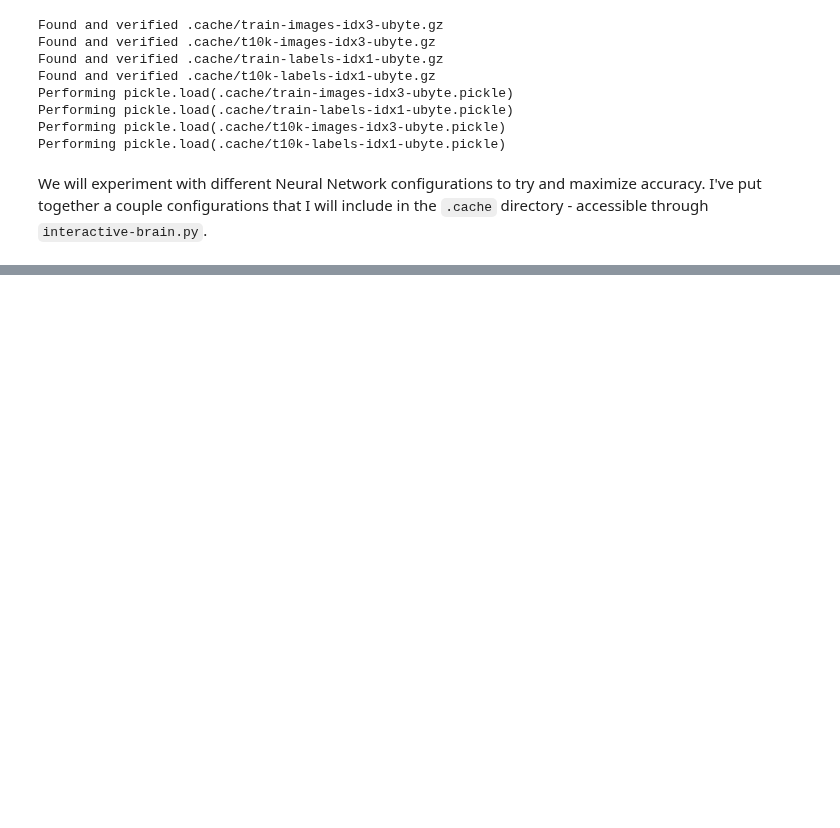
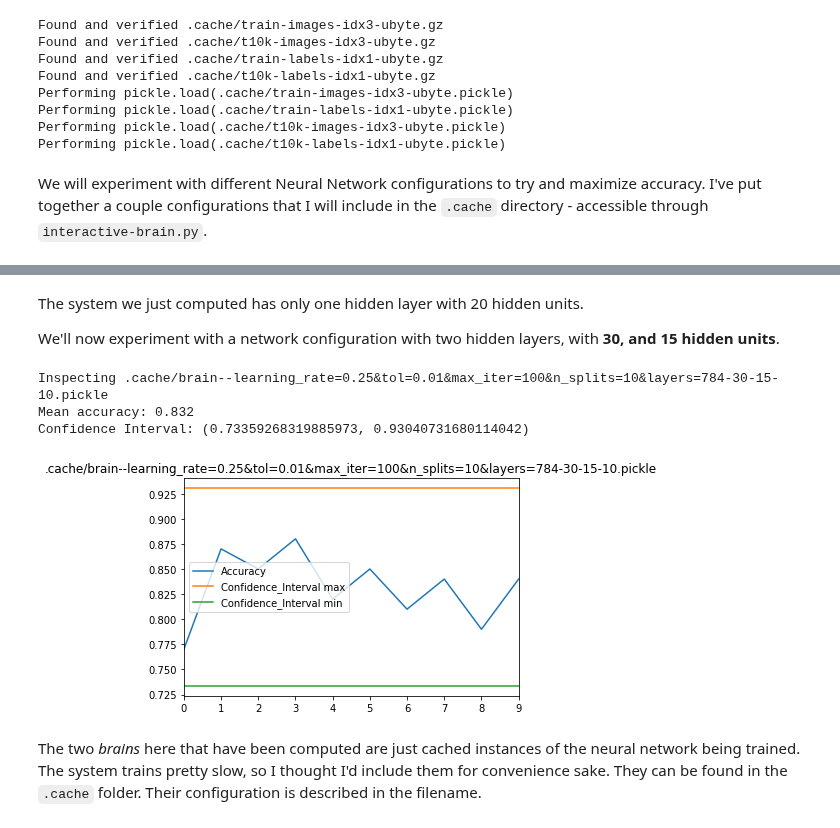
Before and after one commit to ermel272/comp4107-a2, a Jupyter notebook: q1/a2-q1.ipynb, the cells around one changed output, grey strips where cells are left out. Drawn from its saved outputs; the diff is of its cells as text; code cells hidden in the pictures; blank space fills up the shorter version.

```diff
--- a/q1/a2-q1.ipynb
+++ b/q1/a2-q1.ipynb
@@ -71,0 +110,21 @@ for config in configurations:
+# %% [markdown]
+The system we just computed has only one hidden layer with 20 hidden units.
+
+We'll now experiment with a network configuration with two hidden layers, with **30, and 15 hidden units**.
+# %%
+BRAIN = '.cache/brain--learning_rate=0.25&tol=0.01&max_iter=100&n_splits=10&layers=784-30-15-10.pickle'
+
+net = dill.load(open(BRAIN))
+
+print 'Inspecting %s' % BRAIN
+print 'Mean accuracy:', net.mean_accuracy
+print 'Confidence Interval:', net.confidence_interval
+
+accuracy(net)
+# %% [output]
+Inspecting .cache/brain--learning_rate=0.25&tol=0.01&max_iter=100&n_splits=10&layers=784-30-15-10.pickle
+Mean accuracy: 0.832
+Confidence Interval: (0.73359268319885973, 0.93040731680114042)
+[figure, added]
+# %% [markdown]
+The two *brains* here that have been computed are just cached instances of the neural network being trained. The system trains pretty slow, so I thought I'd include them for convenience sake. They can be found in the `.cache` folder. Their configuration is described in the filename.
```
Also changed, not shown: parts of 8 cells of this notebook, 11 other files.
